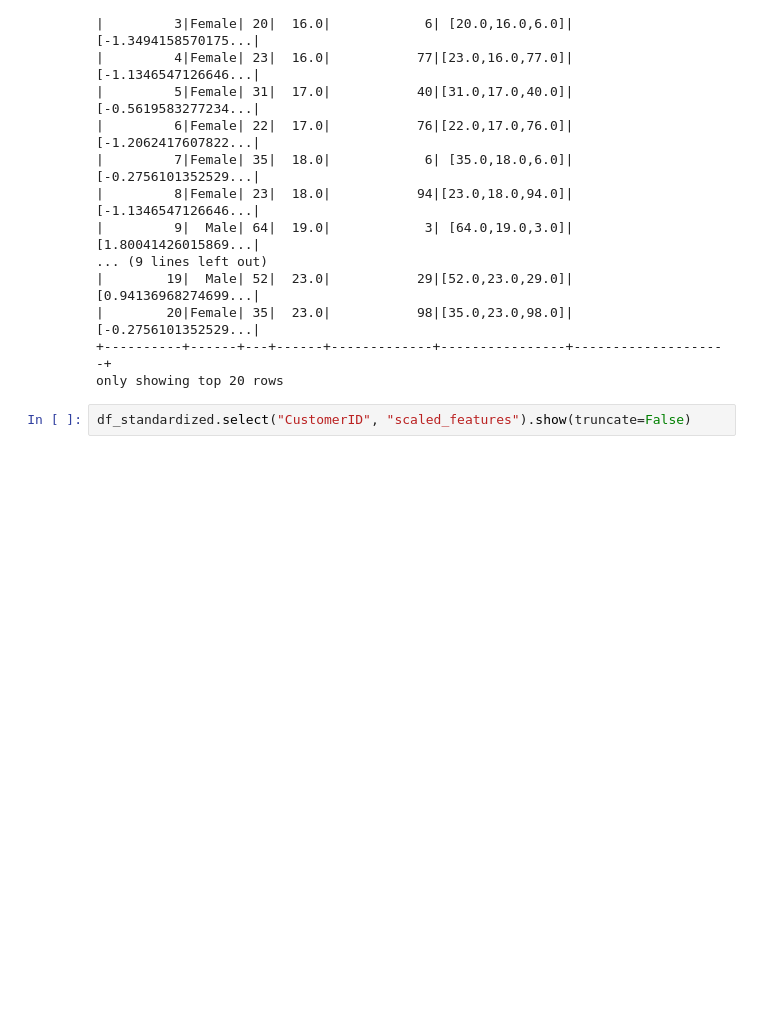
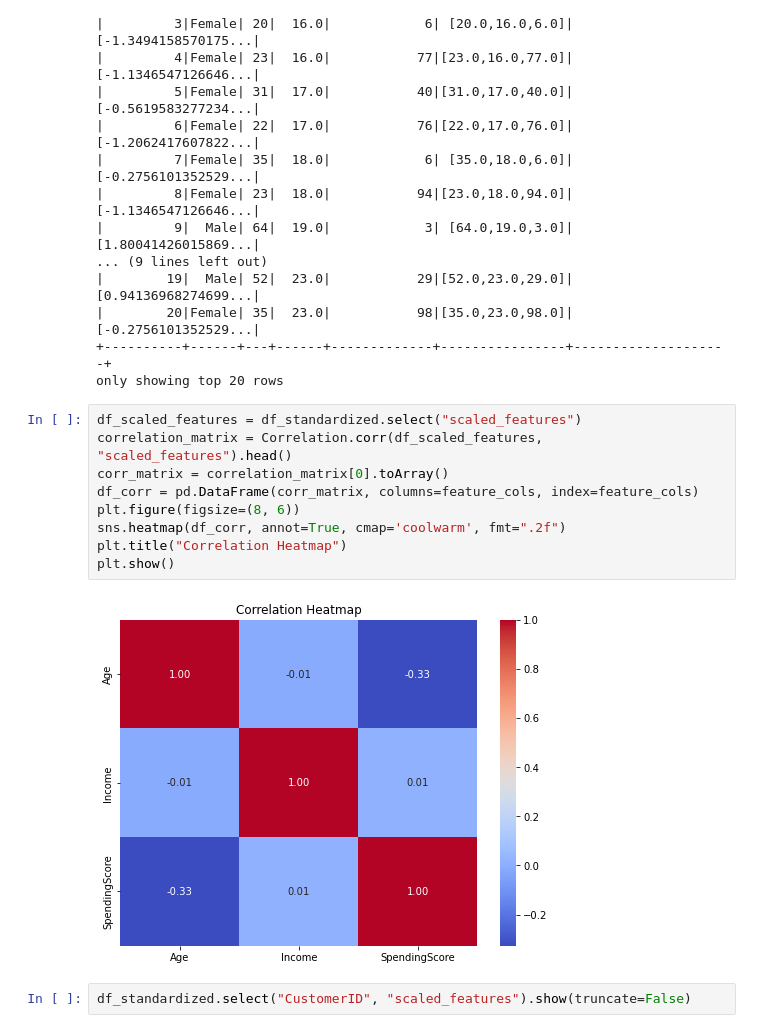
Before and after one commit to glaucofilho/CEDS810, a Jupyter notebook: Tarefa02/main.ipynb, the cells around one changed output. Saved outputs shown, nothing was run; the diff lists cells and outputs as text; blank space fills up the shorter version.

```diff
--- a/Tarefa02/main.ipynb
+++ b/Tarefa02/main.ipynb
@@ -61,6 +64,17 @@ df_standardized.show()
 |        20|Female| 35|  23.0|           98|[35.0,23.0,98.0]|[-0.2756101352529...|
 +----------+------+---+------+-------------+----------------+--------------------+
 only showing top 20 rows
+# %%
+df_scaled_features = df_standardized.select("scaled_features")
+correlation_matrix = Correlation.corr(df_scaled_features, "scaled_features").head()
+corr_matrix = correlation_matrix[0].toArray()
+df_corr = pd.DataFrame(corr_matrix, columns=feature_cols, index=feature_cols)
+plt.figure(figsize=(8, 6))
+sns.heatmap(df_corr, annot=True, cmap='coolwarm', fmt=".2f")
+plt.title("Correlation Heatmap")
+plt.show()
+# %% [output]
+[figure, added]
 # %%
 df_standardized.select("CustomerID", "scaled_features").show(truncate=False)
 # %% [output]
```
Also changed, not shown: parts of 2 cells of this notebook.
